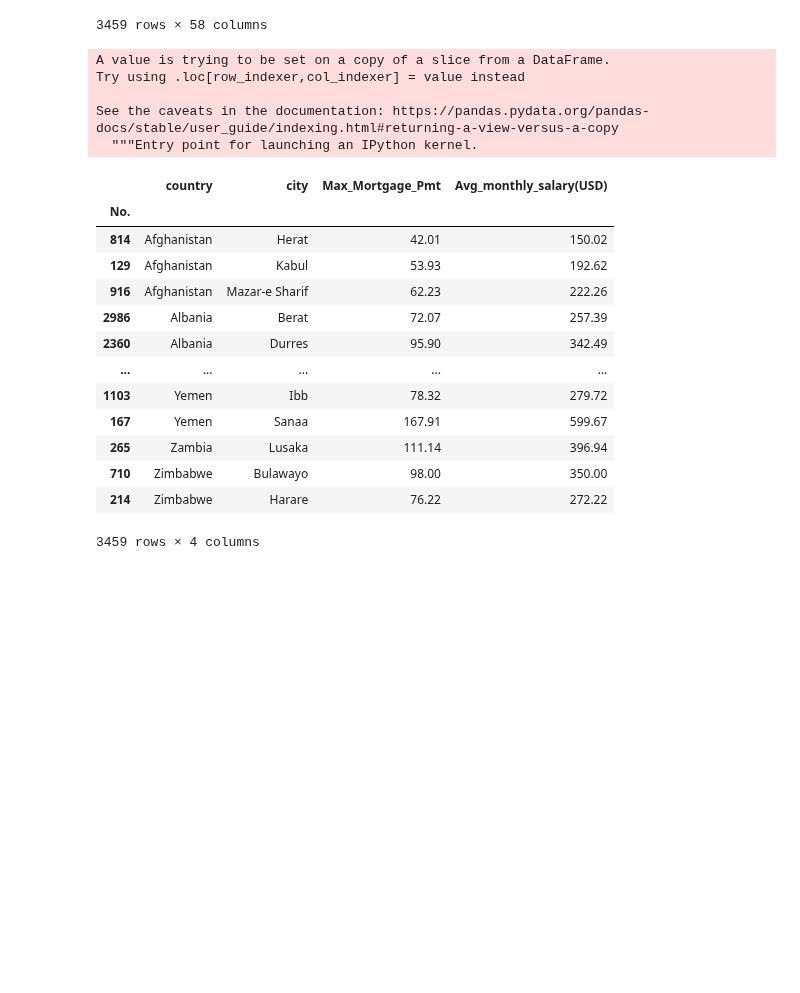
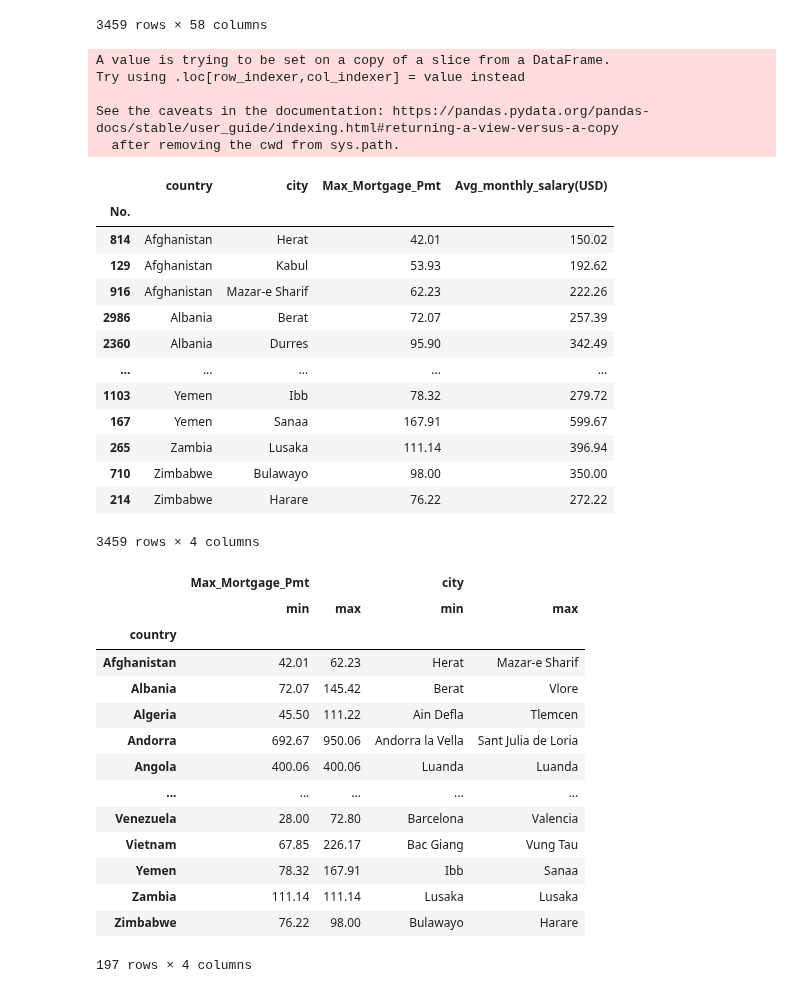
Before and after one commit to Reed-Carter/Global-Cost-of-Living, a Jupyter notebook: chloe.ipynb, the cells around one changed output. Cells and saved outputs as stored; diff of their text form; code cells hidden in the pictures; blank space fills up the shorter version.

Commit message:
Add group_mortgage_df

```diff
--- a/chloe.ipynb
+++ b/chloe.ipynb
@@ -66,8 +66,8 @@ cost_df
 | 4202 | Victoria Falls | Zimbabwe | NaN | NaN | NaN | NaN | NaN | ... |
 4874 rows × 58 columns
 # %%
-salary_df = cost_df.dropna(subset=['Avg_monthly_salary(USD)'])
-salary_df
+mortgage_df = cost_df.dropna(subset=['Avg_monthly_salary(USD)'])
+mortgage_df
 # %% [output]
 |  | city | country | Meal | Meal_For_2 | McDonalds_Meal | Domestic_Beer_Rest(0.5L) | Imported_Beer_Rest(0.33L) | ... |
 | No. |  |  |  |  |  |  |  | ... |
@@ -87,15 +87,15 @@ salary_df
 #how much of a mortgage pmt you can afford
   #no more than 28% of their income
 
-salary_df['Max_Mortgage_Pmt'] = salary_df[['Avg_monthly_salary(USD)']].apply(lambda x: round((x*.28), 2))
+mortgage_df['Max_Mortgage_Pmt'] = mortgage_df[['Avg_monthly_salary(USD)']].apply(lambda x: round((x*.28), 2))
 
-salary_df[['country', 'city', 'Max_Mortgage_Pmt', 'Avg_monthly_salary(USD)']]
+mortgage_df[['country', 'city', 'Max_Mortgage_Pmt', 'Avg_monthly_salary(USD)']]
 # %% [output]
 A value is trying to be set on a copy of a slice from a DataFrame.
 Try using .loc[row_indexer,col_indexer] = value instead
 
 See the caveats in the documentation: https://pandas.pydata.org/pandas-docs/stable/user_guide/indexing.html#returning-a-view-versus-a-copy
-  """Entry point for launching an IPython kernel.
+  after removing the cwd from sys.path.
 |  | country | city | Max_Mortgage_Pmt | Avg_monthly_salary(USD) |
 | No. |  |  |  |  |
 | 814 | Afghanistan | Herat | 42.01 | 150.02 |
@@ -114,0 +113,19 @@ See the caveats in the documentation: https://pandas.pydata.org/pandas-docs/stab
+# %%
+group_mortgage_df = mortgage_df.groupby(by=['country'])[['Max_Mortgage_Pmt', 'city']].agg([min,max])
+group_mortgage_df
+# %% [output]
+|  | Max_Mortgage_Pmt |  | city |  |
+|  | min | max | min | max |
+| country |  |  |  |  |
+| Afghanistan | 42.01 | 62.23 | Herat | Mazar-e Sharif |
+| Albania | 72.07 | 145.42 | Berat | Vlore |
+| Algeria | 45.50 | 111.22 | Ain Defla | Tlemcen |
+| Andorra | 692.67 | 950.06 | Andorra la Vella | Sant Julia de Loria |
+| Angola | 400.06 | 400.06 | Luanda | Luanda |
+| ... | ... | ... | ... | ... |
+| Venezuela | 28.00 | 72.80 | Barcelona | Valencia |
+| Vietnam | 67.85 | 226.17 | Bac Giang | Vung Tau |
+| Yemen | 78.32 | 167.91 | Ibb | Sanaa |
+| Zambia | 111.14 | 111.14 | Lusaka | Lusaka |
+| Zimbabwe | 76.22 | 98.00 | Bulawayo | Harare |
+197 rows × 4 columns
```
Also changed, not shown: parts of 1 cell of this notebook.
